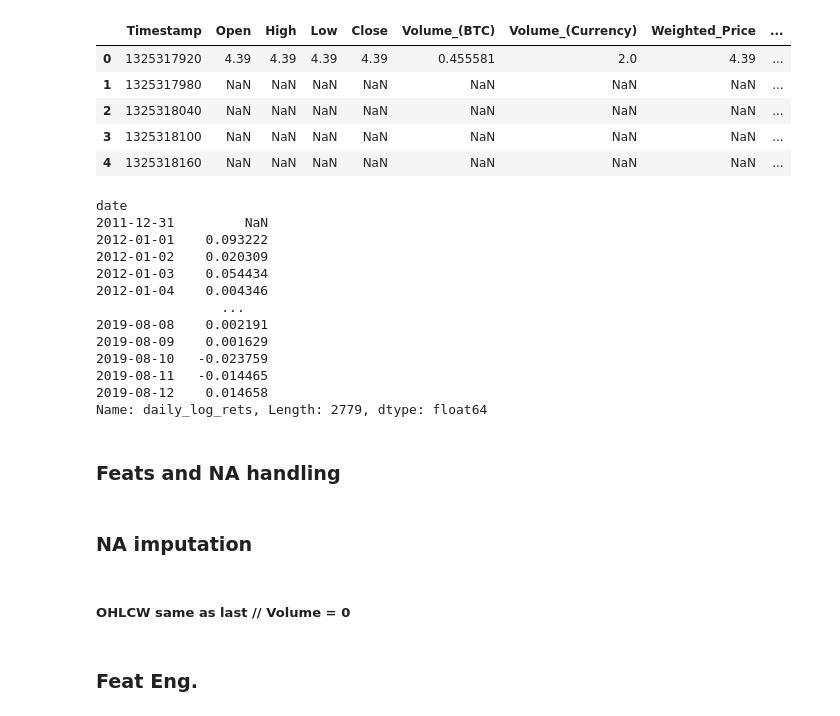
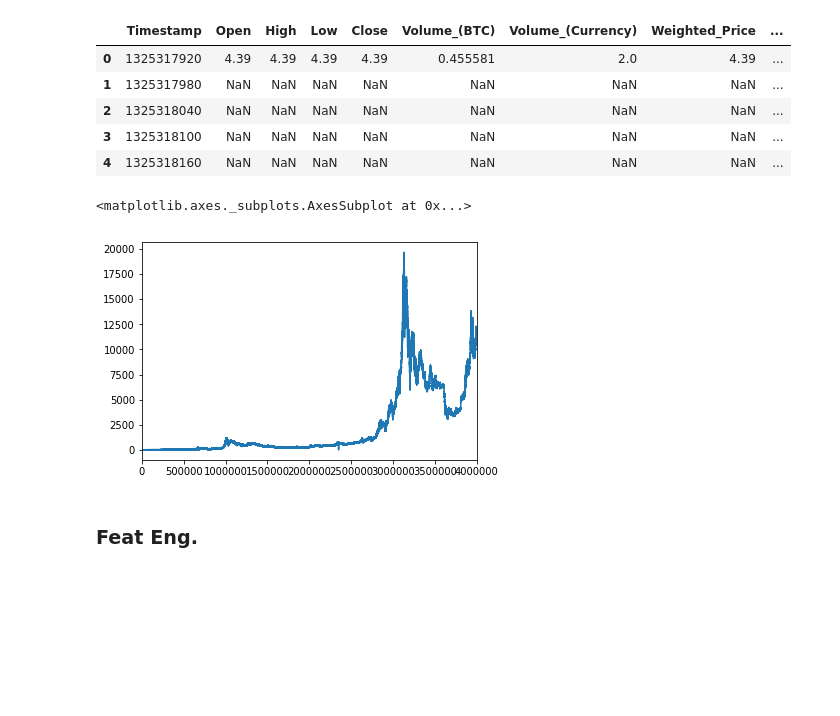
Before and after one commit to yigitmertol/Time_Series_Forecasting, a Jupyter notebook: BitStamp/Bitstamp_1min.ipynb, the cells around one changed output. Saved outputs shown, nothing was run; the diff lists cells and outputs as text; code cells hidden in the pictures; blank space fills up the shorter version.

```diff
--- a/BitStamp/Bitstamp_1min.ipynb
+++ b/BitStamp/Bitstamp_1min.ipynb
@@ -12,11 +12,13 @@ import datetime
 
 # Internal packages
 import sys
-sys.path.append('../../Code/TS_helpers/')
-sys.path.append('../Time_Series_Forecasting/')
+sys.path.append('../Code/TS_helpers/')
+sys.path.append('../Code/')
 
-data_dir = '../Data/Coins/BTC_USD/bitcoin-historical-data/'
+data_dir = '../../Data/Coins/BTC_USD/bitcoin-historical-data/'
+
 from dates_kaggle1min import make_all_time_indexes, make_integer_time_index
+from util import print_rmse, exp_smooth
 
 class Struct(object): pass
 
@@ -57,18 +53,0 @@ data.head()
-# %%
-daily_df['daily_log_rets']
-# %% [output]
-date
-2011-12-31         NaN
-2012-01-01    0.093222
-2012-01-02    0.020309
-2012-01-03    0.054434
-2012-01-04    0.004346
-                ...
-2019-08-08    0.002191
-2019-08-09    0.001629
-2019-08-10   -0.023759
-2019-08-11   -0.014465
-2019-08-12    0.014658
-Name: daily_log_rets, Length: 2779, dtype: float64
-# %% [markdown]
-### Feats and NA handling
@@ -77,7 +54,8 @@ ohlcvw = ['Open', 'High', 'Low', 'Close', 'Weighted_Price', 'Volume_(BTC)', 'Vol
-# %% [markdown]
-### NA imputation
-# %% [markdown]
-##### OHLCW same as last   //  Volume = 0
+# %%
+data['Close'][:].plot()
+# %% [output]
+<matplotlib.axes._subplots.AxesSubplot at 0x...>
+[figure, added]
 # %%
 for v in ohlcvw[:4]:
     data[v+'_same'] = data[v].fillna(method='ffill')
```
Also changed, not shown: parts of 9 cells of this notebook, 13 other files.
